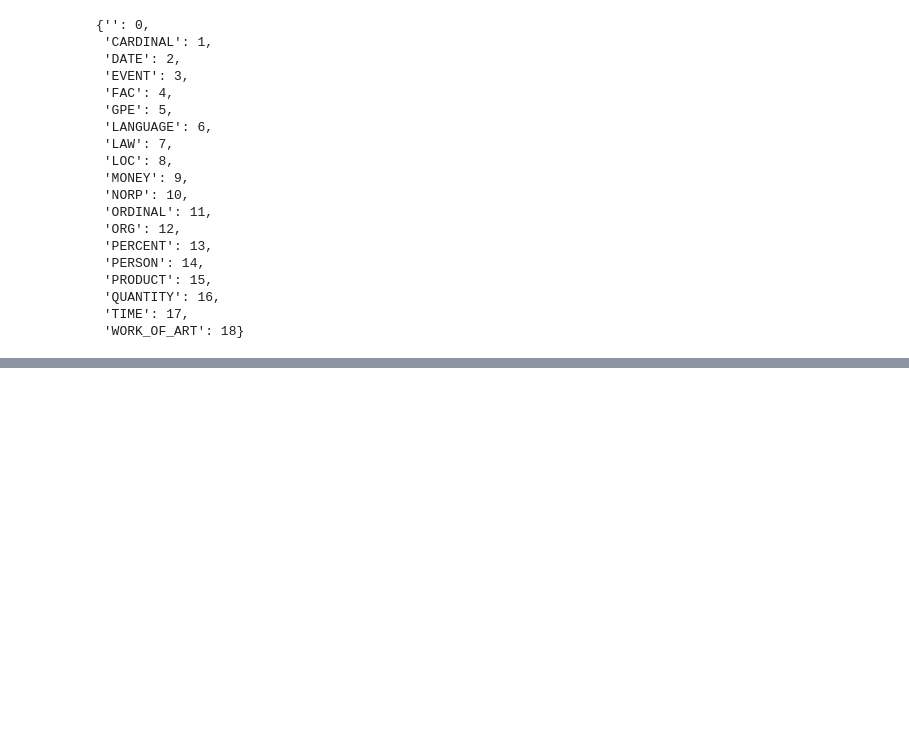
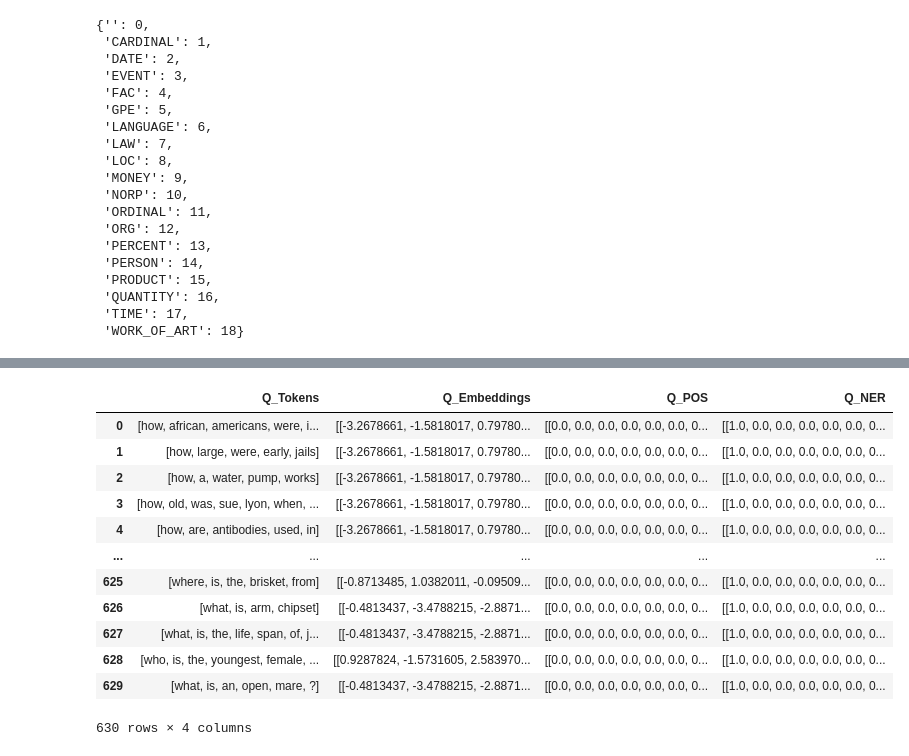
Before and after one commit to danieltobiastan/MicrosoftQA_LSTM, a Jupyter notebook: Test Notebook - Data Prep.ipynb, the cells around one changed output, grey strips where cells are left out. Cells and saved outputs as stored; diff of their text form; code cells hidden in the pictures; blank space fills up the shorter version.

```diff
--- a/Test Notebook - Data Prep.ipynb
+++ b/Test Notebook - Data Prep.ipynb
@@ -377,3 +380,7 @@ ner_iden
  'QUANTITY': 16,
  'TIME': 17,
  'WORK_OF_ART': 18}
+# %%
+ner_idx = ner_iden.values()
+aa = np.eye(max(ner_idx) + 1)
+len(aa)
@@ -380 +432,5 @@ ner_iden
+# %%
+# get the ohv for doc
+train_doc_pos_ohv, train_q_pos_ohv, train_doc_ner_ohv, train_q_ner_ohv = one_hot_vectorize(pos_iden, ner_iden, train_doc_ques)
+test_doc_pos_ohv, test_q_pos_ohv, test_doc_ner_ohv, test_q_ner_ohv = one_hot_vectorize(pos_iden, ner_iden, test_doc_ques)
 # %%
@@ -381,0 +456,10 @@ ner_iden
+# %%
+doc_emb_test = test_doc_ques[['Doc_Tokens','Doc_Embeddings']]
+doc_pos_ner = pd.DataFrame({'Doc_POS':test_doc_pos_ohv,
+              'Doc_NER':test_doc_ner_ohv})
+doc_emb_test = pd.concat([doc_emb_test, doc_pos_ner], axis=1)
+
+q_emb_test = test_doc_ques[['Q_Tokens','Q_Embeddings']]
+q_pos_ner = pd.DataFrame({'Q_POS':test_q_pos_ohv,
+              'Q_NER':test_q_ner_ohv})
+q_emb_test = pd.concat([q_emb_test, q_pos_ner], axis=1)
@@ -381,0 +475,16 @@ ner_iden
+# %%
+q_emb_test
+# %% [output]
+|  | Q_Tokens | Q_Embeddings | Q_POS | Q_NER |
+| 0 | [how, african, americans, were, i... | [[-3.2678661, -1.5818017, 0.79780... | [[0.0, 0.0, 0.0, 0.0, 0.0, 0.0, 0... | [[1.0, 0.0, 0.0, 0.0, 0.0, 0.0, 0... |
+| 1 | [how, large, were, early, jails] | [[-3.2678661, -1.5818017, 0.79780... | [[0.0, 0.0, 0.0, 0.0, 0.0, 0.0, 0... | [[1.0, 0.0, 0.0, 0.0, 0.0, 0.0, 0... |
+| 2 | [how, a, water, pump, works] | [[-3.2678661, -1.5818017, 0.79780... | [[0.0, 0.0, 0.0, 0.0, 0.0, 0.0, 0... | [[1.0, 0.0, 0.0, 0.0, 0.0, 0.0, 0... |
+| 3 | [how, old, was, sue, lyon, when, ... | [[-3.2678661, -1.5818017, 0.79780... | [[0.0, 0.0, 0.0, 0.0, 0.0, 0.0, 0... | [[1.0, 0.0, 0.0, 0.0, 0.0, 0.0, 0... |
+| 4 | [how, are, antibodies, used, in] | [[-3.2678661, -1.5818017, 0.79780... | [[0.0, 0.0, 0.0, 0.0, 0.0, 0.0, 0... | [[1.0, 0.0, 0.0, 0.0, 0.0, 0.0, 0... |
+| ... | ... | ... | ... | ... |
+| 625 | [where, is, the, brisket, from] | [[-0.8713485, 1.0382011, -0.09509... | [[0.0, 0.0, 0.0, 0.0, 0.0, 0.0, 0... | [[1.0, 0.0, 0.0, 0.0, 0.0, 0.0, 0... |
+| 626 | [what, is, arm, chipset] | [[-0.4813437, -3.4788215, -2.8871... | [[0.0, 0.0, 0.0, 0.0, 0.0, 0.0, 0... | [[1.0, 0.0, 0.0, 0.0, 0.0, 0.0, 0... |
+| 627 | [what, is, the, life, span, of, j... | [[-0.4813437, -3.4788215, -2.8871... | [[0.0, 0.0, 0.0, 0.0, 0.0, 0.0, 0... | [[1.0, 0.0, 0.0, 0.0, 0.0, 0.0, 0... |
+| 628 | [who, is, the, youngest, female, ... | [[0.9287824, -1.5731605, 2.583970... | [[0.0, 0.0, 0.0, 0.0, 0.0, 0.0, 0... | [[1.0, 0.0, 0.0, 0.0, 0.0, 0.0, 0... |
+| 629 | [what, is, an, open, mare, ?] | [[-0.4813437, -3.4788215, -2.8871... | [[0.0, 0.0, 0.0, 0.0, 0.0, 0.0, 0... | [[1.0, 0.0, 0.0, 0.0, 0.0, 0.0, 0... |
+630 rows × 4 columns
```
Also changed, not shown: parts of 8 cells of this notebook, 1 other file.
